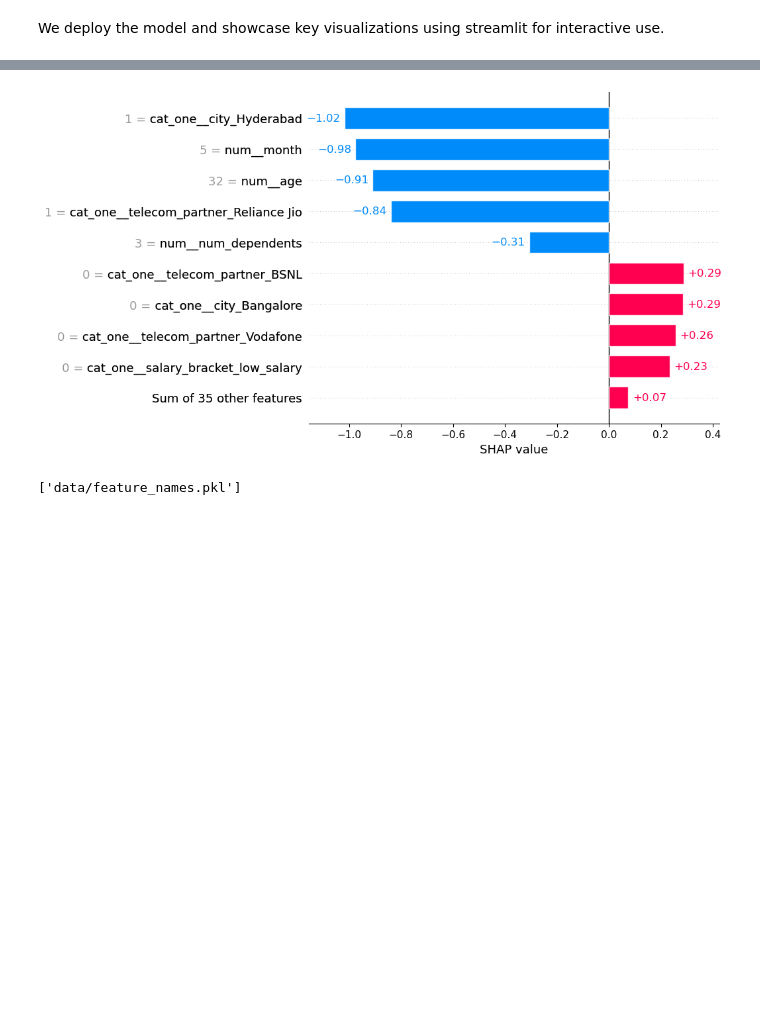
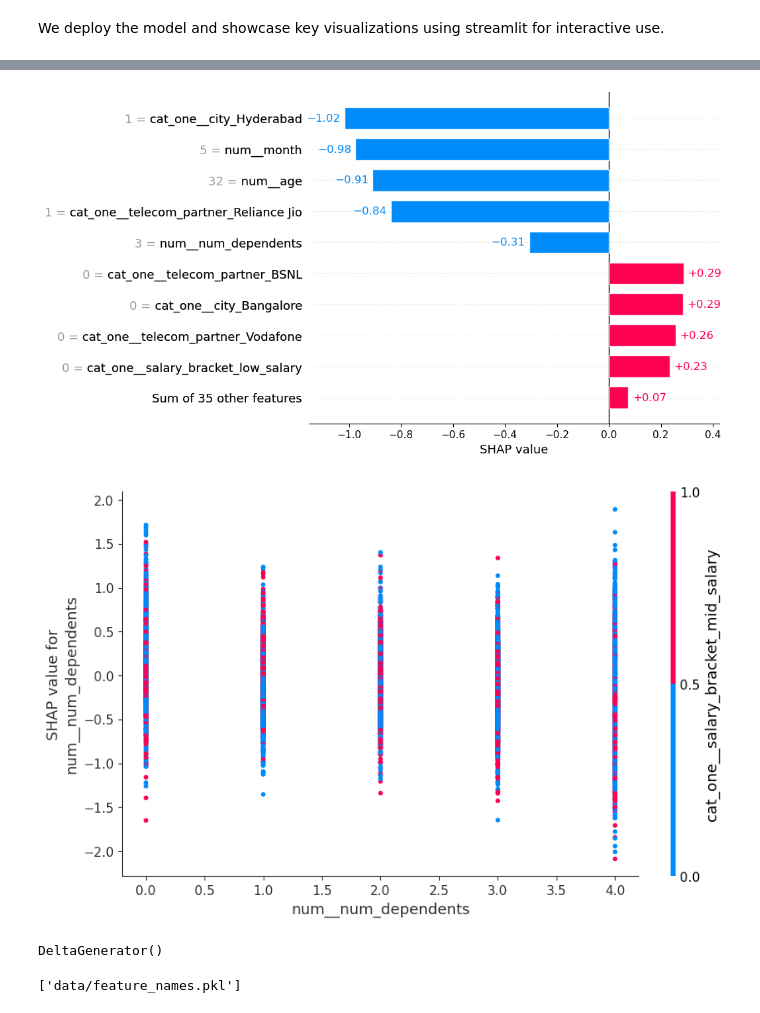
Before and after one commit to LucasHoffSchmidt/Data_Science_Customer_Churn_Prediction, a Jupyter notebook: customer_churn_prediction.ipynb, the cells around one changed output, grey strips where cells are left out. Cells and saved outputs as stored; diff of their text form; code cells hidden in the pictures; blank space fills up the shorter version.

```diff
--- a/customer_churn_prediction.ipynb
+++ b/customer_churn_prediction.ipynb
@@ -833,7 +833,6 @@ from sklearn.inspection import PartialDependenceDisplay
 # Loading variables - replace with saved variables in deployment file
 df = churn_clean_df.copy()
 best_model = best_model
-best_preprocessor = best_preprocessor
 X_train_transformed = X_train_transformed
 X_test_transformed = X_test_transformed
 feature_names = feature_names
@@ -865,80 +864,52 @@ st.write(filtered_df.head())
 st.subheader("Churn Distribution")
 fig, ax = plt.subplots()
 sns.countplot(x="churn", data=filtered_df, ax=ax)
 ax.set_xticks([0, 1])
 ax.set_xticklabels(["Not Churned", "Churned"])
 st.pyplot(fig)
 
 # Age Distribution
 st.subheader("Age Distribution")
 fig, ax = plt.subplots()
 sns.histplot(filtered_df["age"], bins=20, kde=True, ax=ax)
 st.pyplot(fig)
 
-# SHAP Bar Plot for Single Record
+# SHAP feature importances for each customer churn prediction
 st.subheader("SHAP Feature Contributions for Selected Record")
 record_index = st.number_input("Select a record index:", min_value=0, max_value=len(X_train_transformed)-1, step=1)
 fig = plt.figure(figsize=(10, 6))
 explainer = shap.Explainer(best_model, X_test_transformed, feature_names=feature_names)
 shap_values = explainer(X_test_transformed)
 shap.plots.bar(shap_values[record_index])
 st.pyplot(fig)
 
-# Partial Dependence Plots
-st.subheader("Partial Dependence Plots")
-selected_features = st.multiselect(
-    "Select variables to display in the Partial Dependence Plots",
+# SHAP global feature dependence
+st.subheader("Feature Dependence Plots")
+selected_feature = st.selectbox(
+    "Select a feature to display in the dependence plot",
     feature_names,
-    default=[feature_names[0], feature_names[1]]
+    index=1
 )
 
-max_features = 10
-if len(selected_features) > max_features:
-    st.warning(f"You can only select up to {max_features} features. Only the first {max_features} features will be displayed.")
-    selected_features = selected_features[:max_features]
+X_train_transformed_df = pd.DataFrame(X_train_transformed, columns=feature_names)
 
-# Increase the size of the plot to fit the entire column space if only one feature is selected
-if len(selected_features) == 1:
-    # If one feature is selected, use a larger figure
-    fig, ax = plt.subplots(figsize=(10, 6))
-    PartialDependenceDisplay.from_estimator(
-        best_model,
-        X_train_transformed,
-        features=[selected_features[0]],
-        feature_names=feature_names,
-        ax=ax
-    )
-    st.pyplot(fig)  # Display the plot for the single feature
-# Decrease the size of each plot to fit half of the column space if 2 or more features are selected
-else:
-    # If multiple features are selected, arrange them in two columns
-    n_cols = 2
-    n_rows = (len(selected_features) + 1) // n_cols  # Ensure we get enough rows for the features
-    fig, ax = plt.subplots(nrows=n_rows, ncols=n_cols, figsize=(10, 6))
+explainer_train = shap.Explainer(best_model, X_train_transformed_df)
+shap_values_train = explainer_train(X_train_transformed_df)
 
-    ax = ax.flatten()  # Flatten the axes array to reduce it to one dimension
-
-    # Plot a partial dependence plot for each selected feature
-    for i, feature in enumerate(selected_features):
-        PartialDependenceDisplay.from_estimator(
-            best_model,
-            X_train_transformed,
-            features=[feature],
-            feature_names=feature_names,
-            ax=ax[i]
-        )
-
-    # Remove any unused subplots due to an uneven number of selected_features
-    for i in range(len(selected_features), len(ax)):
-        fig.delaxes(ax[i])
-
-    # Adjust spacing to make sure plots don't overlap
-    plt.subplots_adjust(hspace=0.5)
-    st.pyplot(fig)  # Display the partial dependence plots
+fig, ax = plt.subplots(figsize=(10, 6))
+shap.dependence_plot(
+    selected_feature,
+    shap_values_train.values,
+    X_train_transformed_df,
+    ax=ax
+)
+st.pyplot(fig) # Display the plot for each feature
 # %% [output]
 [figure]
 [figure]
 [figure]
+[figure, added]
+DeltaGenerator()
 # %%
 # 2) Saving variables for deployment file
 import joblib
```
Also changed, not shown: parts of 1 cell of this notebook, 1 other file.
